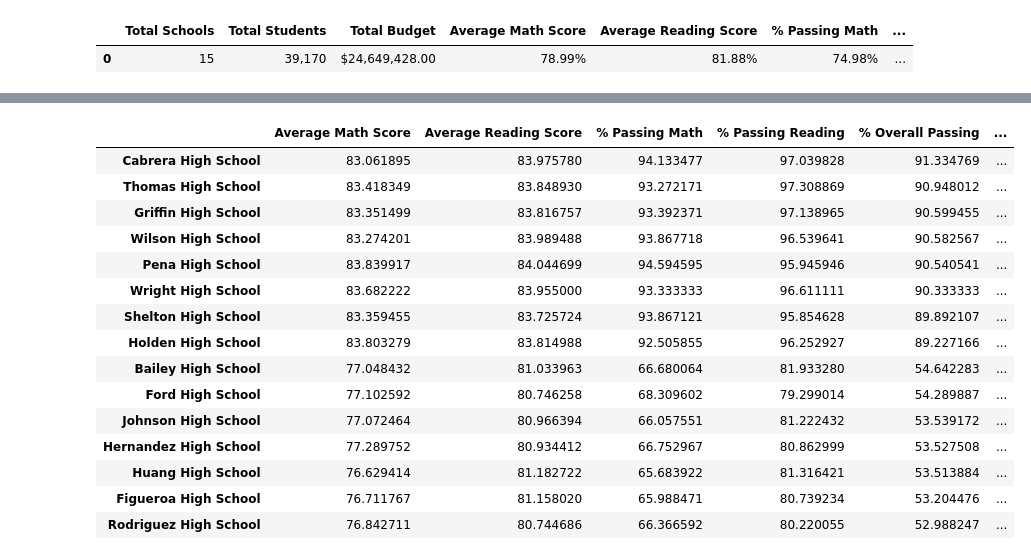
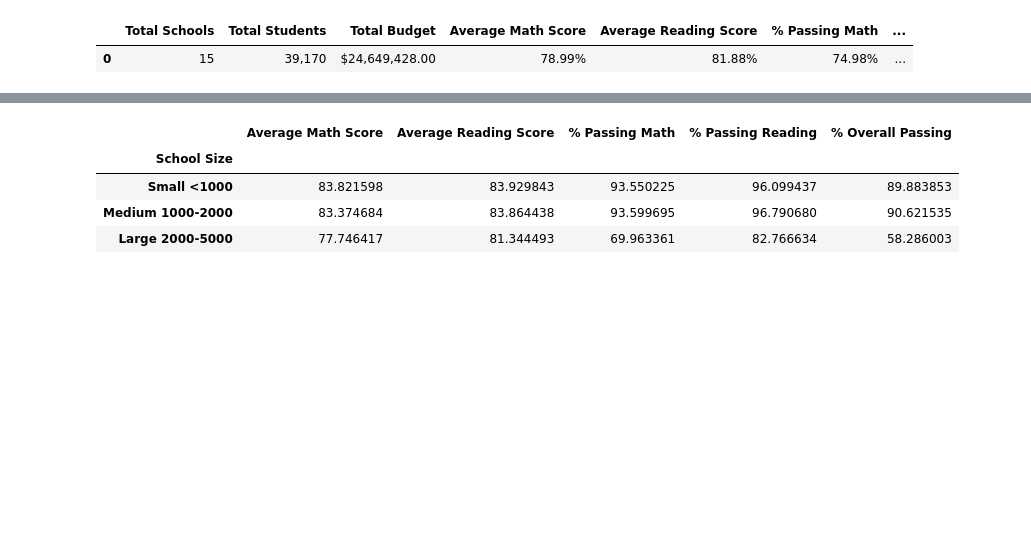
Before and after one commit to NebulaCrasher/School-District-Analysis, a Jupyter notebook: PyCitySchools/pandas.ipynb, the cells around one changed output, grey strips where cells are left out. Saved outputs shown, nothing was run; the diff lists cells and outputs as text; code cells hidden in the pictures; blank space fills up the shorter version.

```diff
--- a/PyCitySchools/pandas.ipynb
+++ b/PyCitySchools/pandas.ipynb
@@ -53,33 +53,44 @@ school_summary_df = pd.DataFrame(index = school_names)
 school_summary_df["School Type"] = school_data["type"].tolist()
 school_summary_df["Total Students"] = school_data["size"].tolist()
 school_summary_df["Total Budget"] = ["${:,.2f}".format(number) for number in school_data["budget"].tolist()]
-budget = school_data["budget"].tolist()
+
 
 school_summary_df["Per Student Budget"] = (school_data["budget"] / school_data["size"]).tolist()
 
+#Itearting through the series and testing a conditional to return score if school names match; stored in a dictionary
 for name in school_names:
    school_math_averages[name] = (student_data.loc[student_data["school_name"] == name, "math_score"]).mean()
 
 for name in school_names:
-   school_reading_averages[name] = (student_data.loc[student_data["school_name"] == name, "reading_score"]).mean()
+   school_reading_averages[name] = (student_data.loc[student_data["school_name"] == name, "reading_score"].mean())
+
 school_summary_df["Average Math Score"] = school_math_averages.values()
 school_summary_df["Average Reading Score"] = school_reading_averages.values()
+
+#Iterating over a dataframe to test for passing math score; store results in dictionary for later
 for name in school_names:
    school = student_data[["math_score","reading_score"]][student_data["school_name"] == name]
    school_passing = (school["math_score"] >= 70).value_counts()
    school_passing_math[name] = school_passing[True] * 100 / len(school)
+
+#Iterating over a dataframe to test for passing reading score; store results in dictionary for later
 for name in school_names:
    school = student_data[["math_score","reading_score"]][student_data["school_name"] == name]
    school_passing = (school["reading_score"] >= 70).value_counts()
    school_passing_reading[name] = school_passing[True] * 100 / len(school)
+
+#Iterating over a dataframe to test for passing scores in both math/reading. Apparently there was an easier way to do this using groupby()...
 for name in school_names:
    school = student_data[["math_score","reading_score"]][student_data["school_name"] == name]
    school_passing = ((school["reading_score"] >= 70) & (school["math_score"] >= 70)).value_counts()
    school_passing_overall[name] = school_passing[True] * 100 / len(school)
+
+#Formatting the series in the data frames.
 school_summary_df["% Passing Math"] = school_passing_math.values()
 school_summary_df["% Passing Reading"] = school_passing_reading.values()
 school_summary_df["% Overall Passing"] = school_passing_overall.values()
 
-school_summary_df
+#Sorted Dataframe based on sized in ascending order
+school_summary_df.sort_values("Total Students")
 # %% [output]
 |  | School Type | Total Students | Total Budget | Per Student Budget | Average Math Score | ... |
@@ -199,26 +203,16 @@ sorted_spending_df
 # %%
 #School Performance by size
 school_size_df = school_summary_df[["Average Math Score", "Average Reading Score","% Passing Math","% Passing Reading", "% Overall Passing"]]
 sorted_size_df = school_size_df.sort_values("% Overall Passing", ascending = False)
-sorted_size_df["School Size"] = pd.cut(school_summary_df["Total Students"], 3, labels = ["Small", "Medium", "Large"])
-sorted_size_df
+sorted_size_df["School Size"] = pd.cut(school_summary_df["Total Students"], [427,1000,2000,5000], include_lowest = True, labels = ["Small <1000", "Medium 1000-2000", "Large 2000-5000"])
+final_sorted_size_df = sorted_size_df.groupby("School Size").mean()
+final_sorted_size_df
 # %% [output]
-|  | Average Math Score | Average Reading Score | % Passing Math | % Passing Reading | % Overall Passing | ... |
-| Cabrera High School | 83.061895 | 83.975780 | 94.133477 | 97.039828 | 91.334769 | ... |
-| Thomas High School | 83.418349 | 83.848930 | 93.272171 | 97.308869 | 90.948012 | ... |
-| Griffin High School | 83.351499 | 83.816757 | 93.392371 | 97.138965 | 90.599455 | ... |
-| Wilson High School | 83.274201 | 83.989488 | 93.867718 | 96.539641 | 90.582567 | ... |
-| Pena High School | 83.839917 | 84.044699 | 94.594595 | 95.945946 | 90.540541 | ... |
-| Wright High School | 83.682222 | 83.955000 | 93.333333 | 96.611111 | 90.333333 | ... |
-| Shelton High School | 83.359455 | 83.725724 | 93.867121 | 95.854628 | 89.892107 | ... |
-| Holden High School | 83.803279 | 83.814988 | 92.505855 | 96.252927 | 89.227166 | ... |
-| Bailey High School | 77.048432 | 81.033963 | 66.680064 | 81.933280 | 54.642283 | ... |
-| Ford High School | 77.102592 | 80.746258 | 68.309602 | 79.299014 | 54.289887 | ... |
-| Johnson High School | 77.072464 | 80.966394 | 66.057551 | 81.222432 | 53.539172 | ... |
-| Hernandez High School | 77.289752 | 80.934412 | 66.752967 | 80.862999 | 53.527508 | ... |
-| Huang High School | 76.629414 | 81.182722 | 65.683922 | 81.316421 | 53.513884 | ... |
-| Figueroa High School | 76.711767 | 81.158020 | 65.988471 | 80.739234 | 53.204476 | ... |
-| Rodriguez High School | 76.842711 | 80.744686 | 66.366592 | 80.220055 | 52.988247 | ... |
+|  | Average Math Score | Average Reading Score | % Passing Math | % Passing Reading | % Overall Passing |
+| School Size |  |  |  |  |  |
+| Small <1000 | 83.821598 | 83.929843 | 93.550225 | 96.099437 | 89.883853 |
+| Medium 1000-2000 | 83.374684 | 83.864438 | 93.599695 | 96.790680 | 90.621535 |
+| Large 2000-5000 | 77.746417 | 81.344493 | 69.963361 | 82.766634 | 58.286003 |
 # %%
 #District Type
 school_type_df = school_summary_df[["Average Math Score", "Average Reading Score","% Passing Math","% Passing Reading", "% Overall Passing"]]
```
Also changed, not shown: parts of 8 cells of this notebook.
